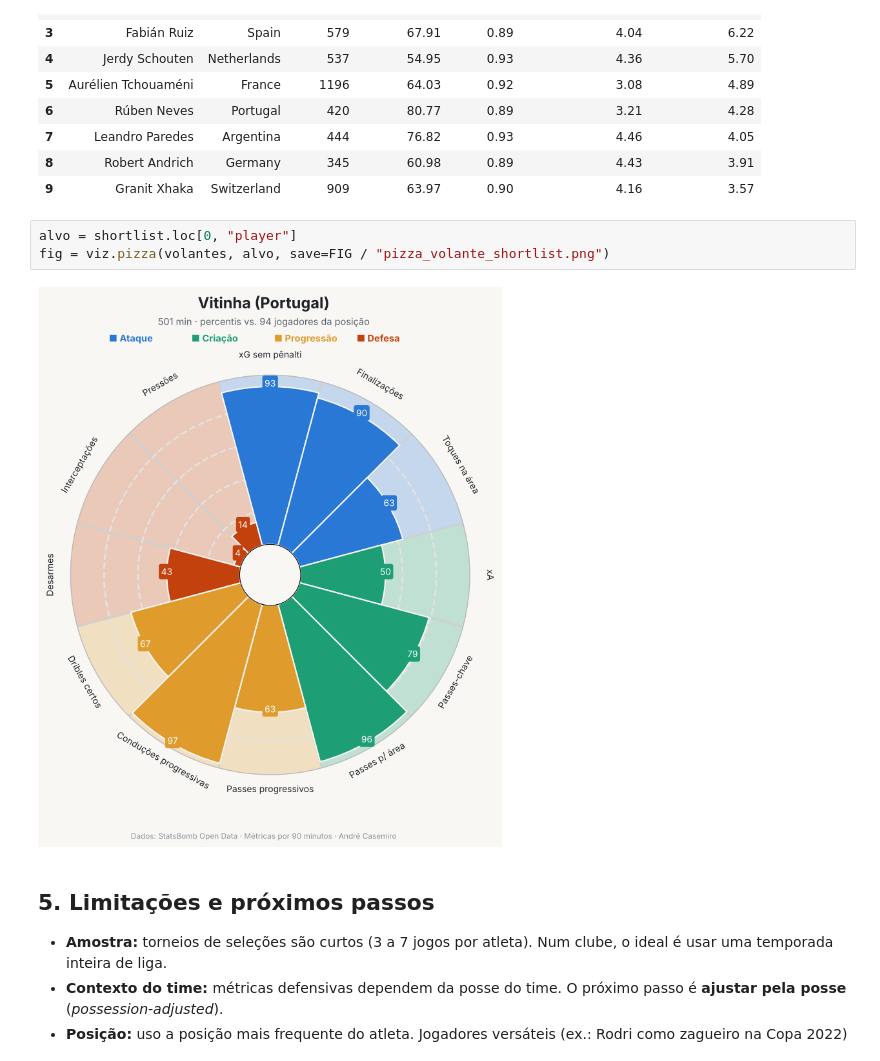
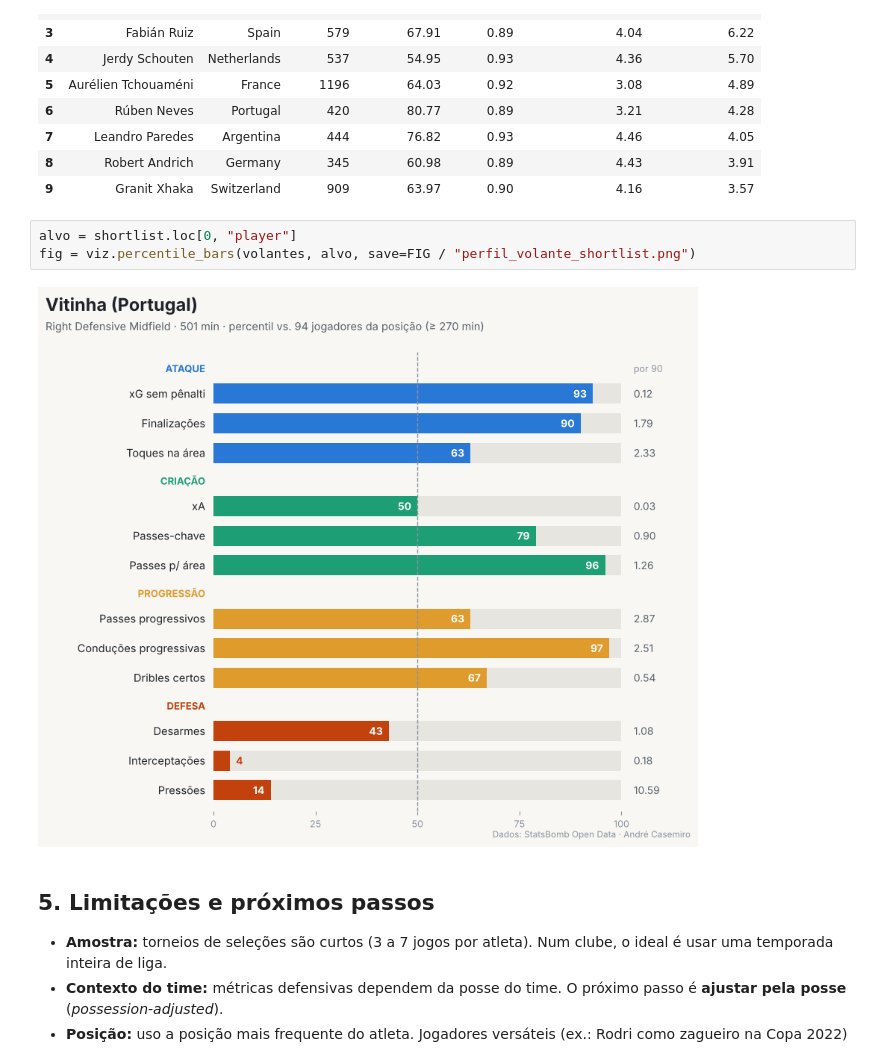
Before and after one commit to andrecasemiro28/scouting-futebol, a Jupyter notebook: notebooks/01_scouting_similaridade.ipynb, the cells around one changed output. Drawn from its saved outputs; the diff is of its cells as text.

```diff
--- a/notebooks/01_scouting_similaridade.ipynb
+++ b/notebooks/01_scouting_similaridade.ipynb
@@ -136,9 +136,9 @@ shortlist.head(10)
 | 9 | Granit Xhaka | Switzerland | 909 | 63.97 | 0.90 | 4.16 | 3.57 |
 # %%
 alvo = shortlist.loc[0, "player"]
-fig = viz.pizza(volantes, alvo, save=FIG / "pizza_volante_shortlist.png")
+fig = viz.percentile_bars(volantes, alvo, save=FIG / "perfil_volante_shortlist.png")
 # %% [output]
-[figure, old version]
+[figure, new version]
 # %% [markdown]
 ## 5. Limitações e próximos passos
 
```
Also changed, not shown: parts of 2 cells of this notebook, 7 other files.
